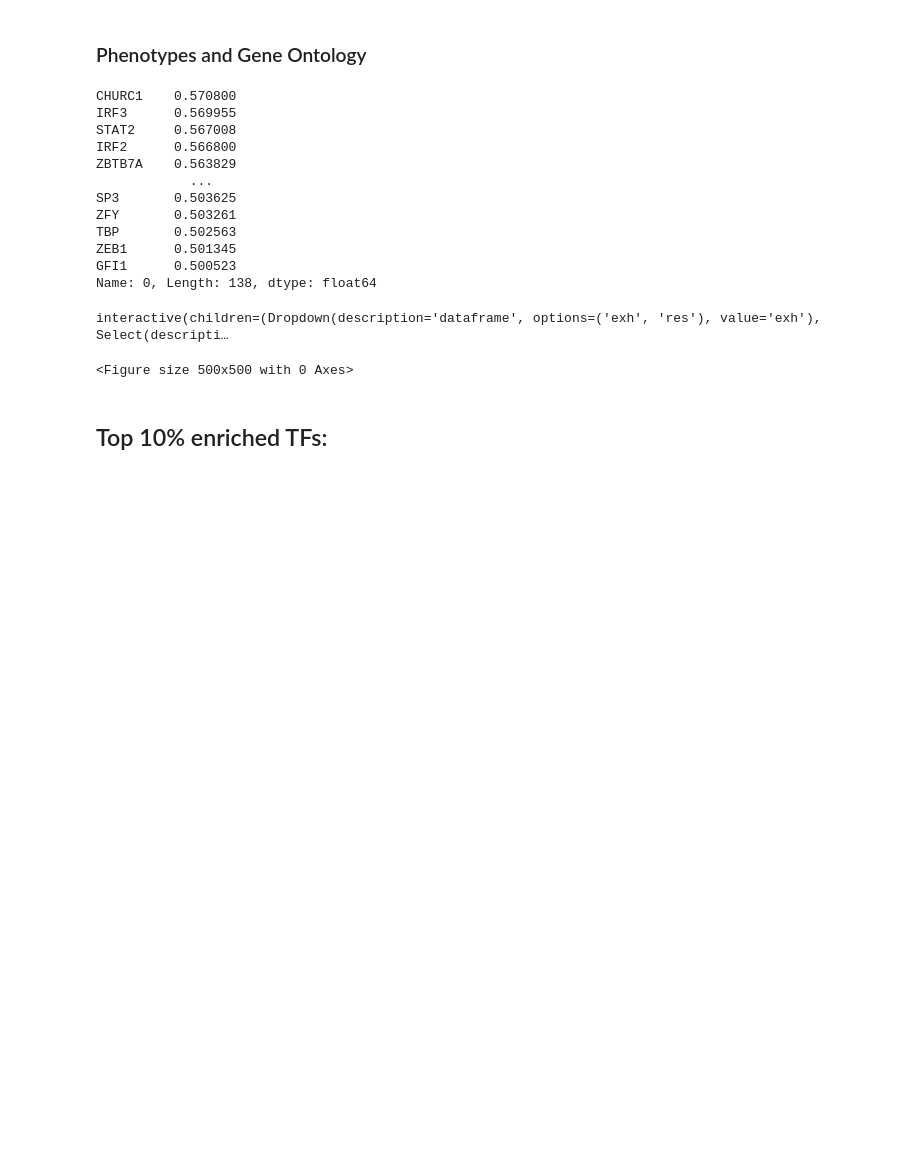
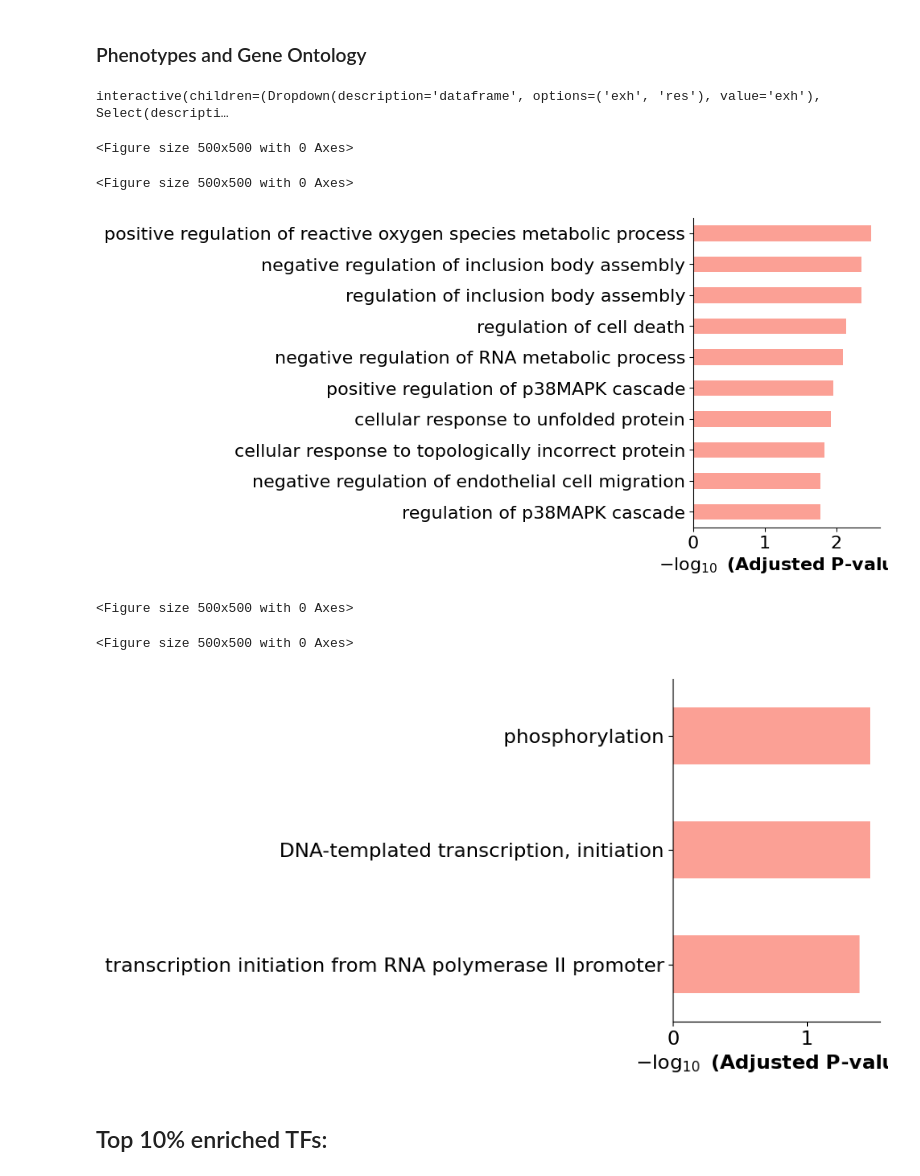
Before and after one commit to VergaJU/BoneMarrow_scRNA-Seq, a Jupyter notebook: Transcription_factors/threshold_75/Evaluate_scores_mm_75.ipynb, the cells around one changed output. Drawn from its saved outputs; the diff is of its cells as text; code cells hidden in the pictures; blank space fills up the shorter version.

Commit message:
updated plot function

```diff
--- a/Transcription_factors/threshold_75/Evaluate_scores_mm_75.ipynb
+++ b/Transcription_factors/threshold_75/Evaluate_scores_mm_75.ipynb
@@ -106,21 +106,6 @@ Top 10 (specificity) TFs for Resident cells
 | FOSL2 | 0.548208 |
 # %% [markdown]
 ### Phenotypes and Gene Ontology
-# %%
-exh_TF
-# %% [output]
-CHURC1    0.570800
-IRF3      0.569955
-STAT2     0.567008
-IRF2      0.566800
-ZBTB7A    0.563829
-            ...
-SP3       0.503625
-ZFY       0.503261
-TBP       0.502563
-ZEB1      0.501345
-GFI1      0.500523
-Name: 0, Length: 138, dtype: float64
 # %%
 !pip install -q gseapy
 
@@ -157,34 +142,53 @@ def GOs(regulon):
                         outdir=None)
 
     # trim (go:...)
     GOs.res2d.Term = GOs.res2d.Term.str.split(" \(GO").str[0]
 
 
     pic = gp.barplot(GOs.res2d,figsize=(3,5), cmap = plt.cm.autumn_r)
     return pic
 
 @interact_manual
 def view_info(dataframe=dfs.keys(), analysis=x, TF=w):
+    try:
+      exh_score = [exh_TF[TF]]
+    except KeyError:
+      exh_score = ["na"]
+      pass
+    try:
+      res_score = [res_TF[TF]]
+    except  KeyError:
+      res_score = ["na"]
+      pass
     print(f"Transcription factor: {TF}\nScores")
-    df = pd.DataFrame({'Exh': [exh_TF[TF]],'Res': [res_TF[TF]]})
-    display(df)
+    df = pd.DataFrame({'Exh': exh_score,'Res': res_score})
+    #display(df)
     if analysis == "Phenotype":
         gene = list(dfs[dataframe].columns[dfs[dataframe].columns == TF])[0]
         pheno = get_info(gene)
         return display(pheno)
     elif analysis == "Gene Ontology":
         regulon = list(dfs[dataframe][TF].dropna())
         fig = plt.figure(figsize=(5,5))
         try:
           pic = GOs(regulon)
         except ValueError:
           print("No GO terms found")
           pic = Image(url="https://media.giphy.com/media/v1.Y2lkPTc5MGI3NjExN2M1ZmY1NjcwOTVjMzlmNTA0ZWE1Y2VjZGU3NjhmODcxN2MxNmMxOSZlcD12MV9pbnRlcm5hbF9naWZzX2dpZklkJmN0PWc/3o84sF21zQYacFcl68/giphy-downsized.gif")
           pass
+        except KeyError:
+          print("The TF you are looking for isn't here")
+          pic = Image(url="https://media.giphy.com/media/v1.Y2lkPTc5MGI3NjExN2M1ZmY1NjcwOTVjMzlmNTA0ZWE1Y2VjZGU3NjhmODcxN2MxNmMxOSZlcD12MV9pbnRlcm5hbF9naWZzX2dpZklkJmN0PWc/3o84sF21zQYacFcl68/giphy-downsized.gif")
+          pass
 
         return display(pic)
 # %% [output]
 interactive(children=(Dropdown(description='dataframe', options=('exh', 'res'), value='exh'), Select(descripti…
 <Figure size 500x500 with 0 Axes>
+<Figure size 500x500 with 0 Axes>
+[figure, added]
+<Figure size 500x500 with 0 Axes>
+<Figure size 500x500 with 0 Axes>
+[figure, added]
 # %% [markdown]
 ## Top 10% enriched TFs:
```
Also changed, not shown: parts of 16 cells of this notebook.
